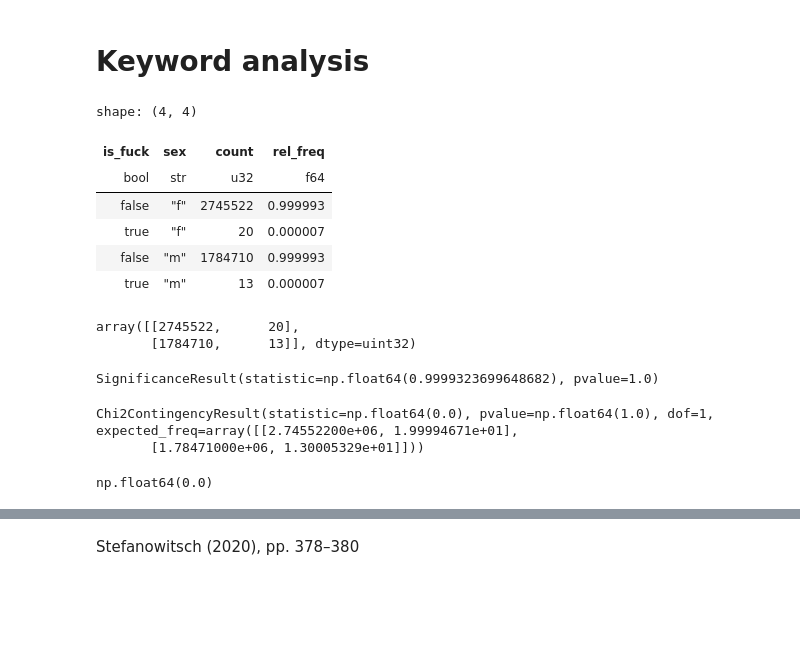
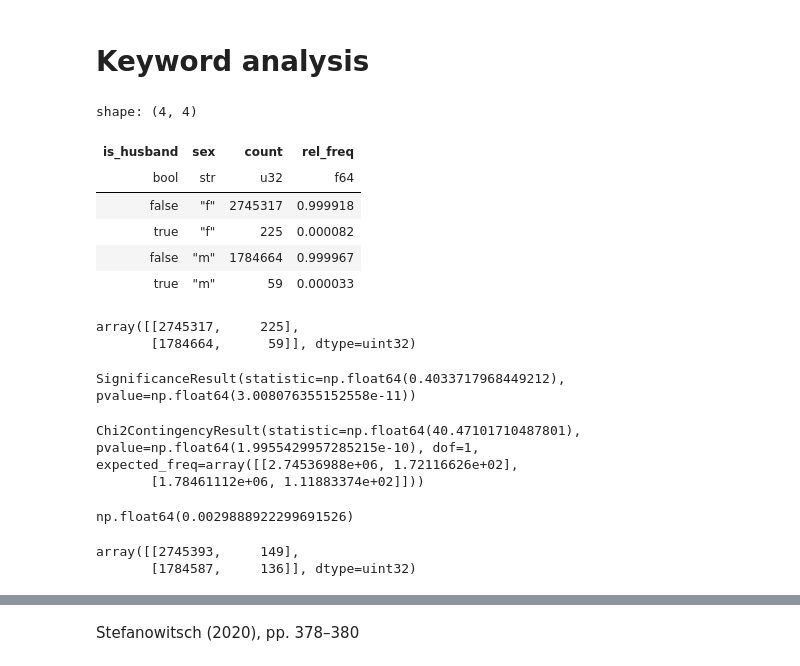
Before and after one commit to rmalouf/polars_corpus, a Jupyter notebook: examples/keywords.ipynb, the cells around one changed output, grey strips where cells are left out. Drawn from its saved outputs; the diff is of its cells as text; code cells hidden in the pictures; blank space fills up the shorter version.

```diff
--- a/examples/keywords.ipynb
+++ b/examples/keywords.ipynb
@@ -30,36 +29,48 @@ bnc = (
 )
 # %%
 table = (
-    bnc.group_by((pl.col("norm") == "fox").alias("is_fuck"), "sex")
+    bnc.group_by((pl.col("norm") == "husband").alias("is_husband"), "sex")
     .agg(pl.col("norm").len().alias("count"))
     .with_columns(rel_freq=pl.col("count") / pl.col("count").sum().over("sex"))
-    .sort(by=["sex", "is_fuck"])
+    .sort(by=["sex", "is_husband"])
 )
 table
 # %% [output]
 shape: (4, 4)
-| is_fuck | sex | count | rel_freq |
+| is_husband | sex | count | rel_freq |
 | bool | str | u32 | f64 |
-| false | "f" | 2745522 | 0.999993 |
-| true | "f" | 20 | 0.000007 |
-| false | "m" | 1784710 | 0.999993 |
-| true | "m" | 13 | 0.000007 |
+| false | "f" | 2745317 | 0.999918 |
+| true | "f" | 225 | 0.000082 |
+| false | "m" | 1784664 | 0.999967 |
+| true | "m" | 59 | 0.000033 |
 # %%
 table = np.array(table["count"]).reshape(2, 2)
 table
 # %% [output]
-array([[2745522,      20],
-       [1784710,      13]], dtype=uint32)
+array([[2745317,     225],
+       [1784664,      59]], dtype=uint32)
 # %%
 fisher_exact(table)
 # %% [output]
-SignificanceResult(statistic=np.float64(0.9999323699648682), pvalue=1.0)
+SignificanceResult(statistic=np.float64(0.4033717968449212), pvalue=np.float64(3.008076355152558e-11))
 # %%
 chi2_contingency(table)
 # %% [output]
-Chi2ContingencyResult(statistic=np.float64(0.0), pvalue=np.float64(1.0), dof=1, expected_freq=array([[2.74552200e+06, 1.99994671e+01],
-       [1.78471000e+06, 1.30005329e+01]]))
+Chi2ContingencyResult(statistic=np.float64(40.47101710487801), pvalue=np.float64(1.9955429957285215e-10), dof=1, expected_freq=array([[2.74536988e+06, 1.72116626e+02],
+       [1.78461112e+06, 1.11883374e+02]]))
 # %%
 np.sqrt(chi2_contingency(table).statistic / table.sum())
 # %% [output]
-np.float64(0.0)
+np.float64(0.0029888922299691526)
+# %%
+table = (
+    bnc.group_by((pl.col("norm") == "wife").alias("is_wife"), "sex")
+    .agg(pl.col("norm").len().alias("count"))
+    .with_columns(rel_freq=pl.col("count") / pl.col("count").sum().over("sex"))
+    .sort(by=["sex", "is_wife"])
+)
+table = np.array(table["count"]).reshape(2, 2)
+table
+# %% [output]
+array([[2745393,     149],
+       [1784587,     136]], dtype=uint32)
```
Also changed, not shown: parts of 27 cells of this notebook, 13 other files.
